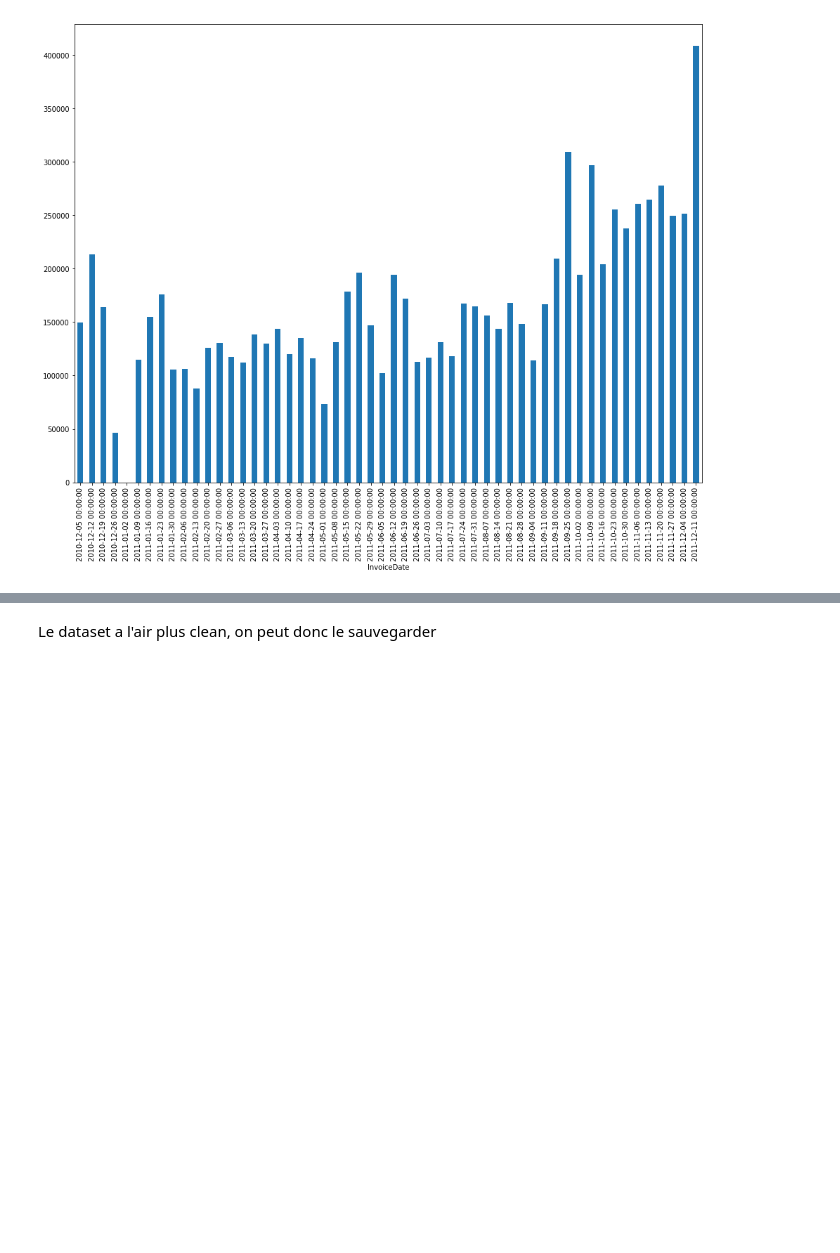
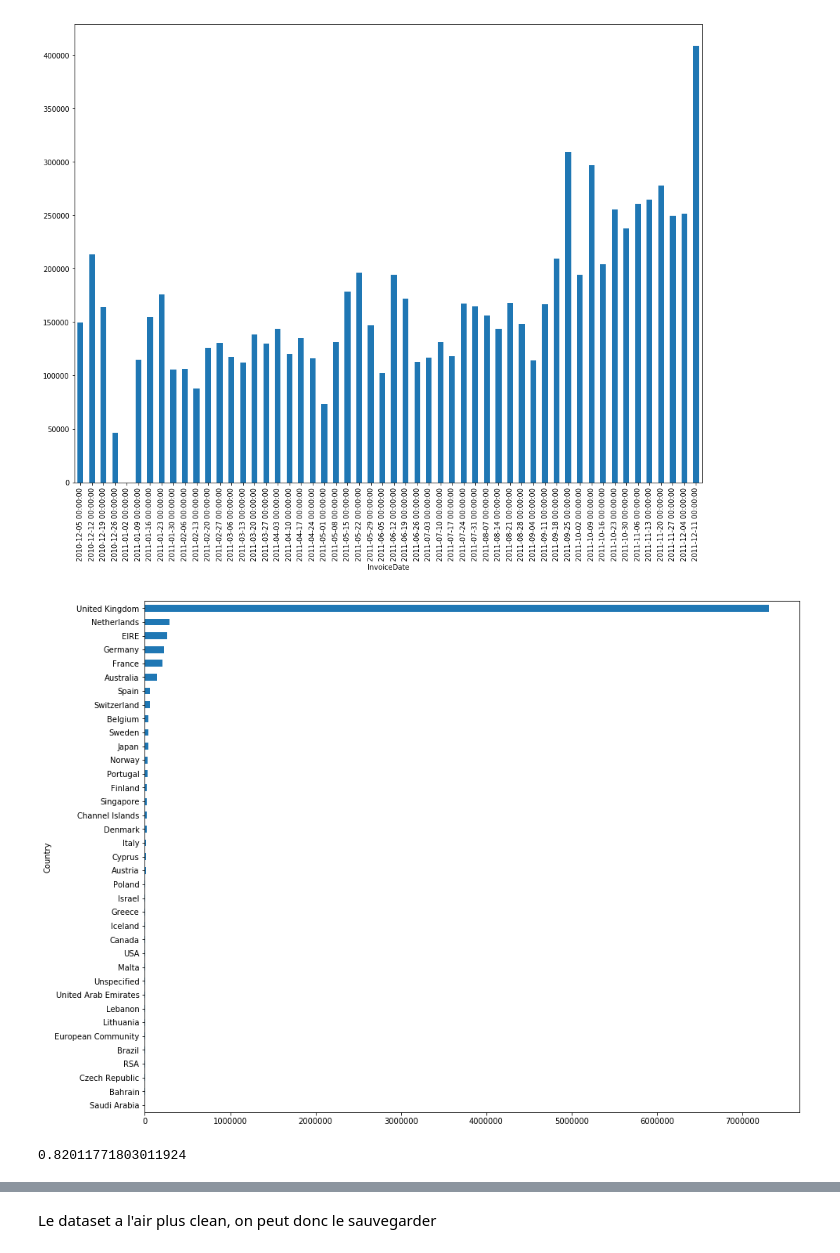
Before and after one commit to Coni63/OC_DS, a Jupyter notebook: P5/Segmentation Client.ipynb, the cells around one changed output, grey strips where cells are left out. Saved outputs shown, nothing was run; the diff lists cells and outputs as text; code cells hidden in the pictures; blank space fills up the shorter version.

```diff
--- a/P5/Segmentation Client.ipynb
+++ b/P5/Segmentation Client.ipynb
@@ -365,3 +365,14 @@ newDF.resample('W', on='InvoiceDate')['Price'].sum().fillna(0).plot(kind="bar",
 # %% [output]
 <matplotlib.axes._subplots.AxesSubplot at 0x...>
 [figure]
+# %%
+CA_per_countries = newDF.groupby(["Country"])["Price"].sum().sort_values()
+# %%
+CA_per_countries.plot(kind='barh', figsize=(15,12))
+plt.show()
+# %% [output]
+[figure, added]
+# %%
+CA_per_countries["United Kingdom"]/CA_per_countries.sum()
+# %% [output]
+0.82011771803011924
```
Also changed, not shown: parts of 44 cells of this notebook.
